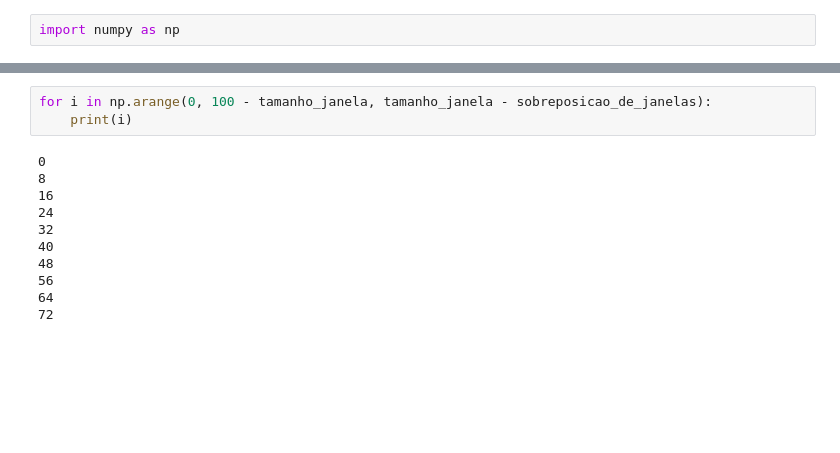
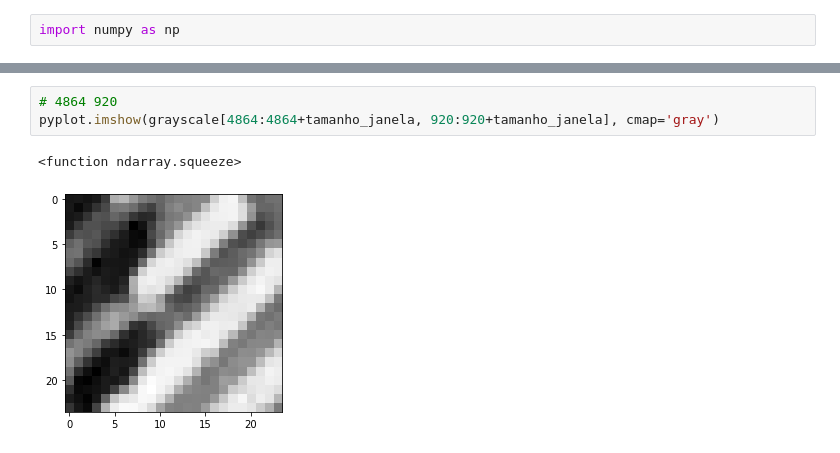
Before and after one commit to AndaSampa/faixas-de-pedestre, a Jupyter notebook: 00 - Preparando dados para o treinamento por aprendizado de máquina.ipynb, the cells around one changed output, grey strips where cells are left out. Drawn from its saved outputs; the diff is of its cells as text; blank space fills up the shorter version.

```diff
--- a/00 - Preparando dados para o treinamento por aprendizado de máquina.ipynb
+++ b/00 - Preparando dados para o treinamento por aprendizado de máquina.ipynb
@@ -165,14 +209,6 @@ array([[   0,    1,    2, ...,   97,   98,   99],
-# %%
-for i in np.arange(0, 100 - tamanho_janela, tamanho_janela - sobreposicao_de_janelas):
-    print(i)
-# %% [output]
-0
-8
-16
-24
-32
-40
-48
-56
-64
-72
+# %%
+# 4864 920
+pyplot.imshow(grayscale[4864:4864+tamanho_janela, 920:920+tamanho_janela], cmap='gray')
+# %% [output]
+<function ndarray.squeeze>
+[figure, added]
```
Also changed, not shown: parts of 24 cells of this notebook, 6 other files.
